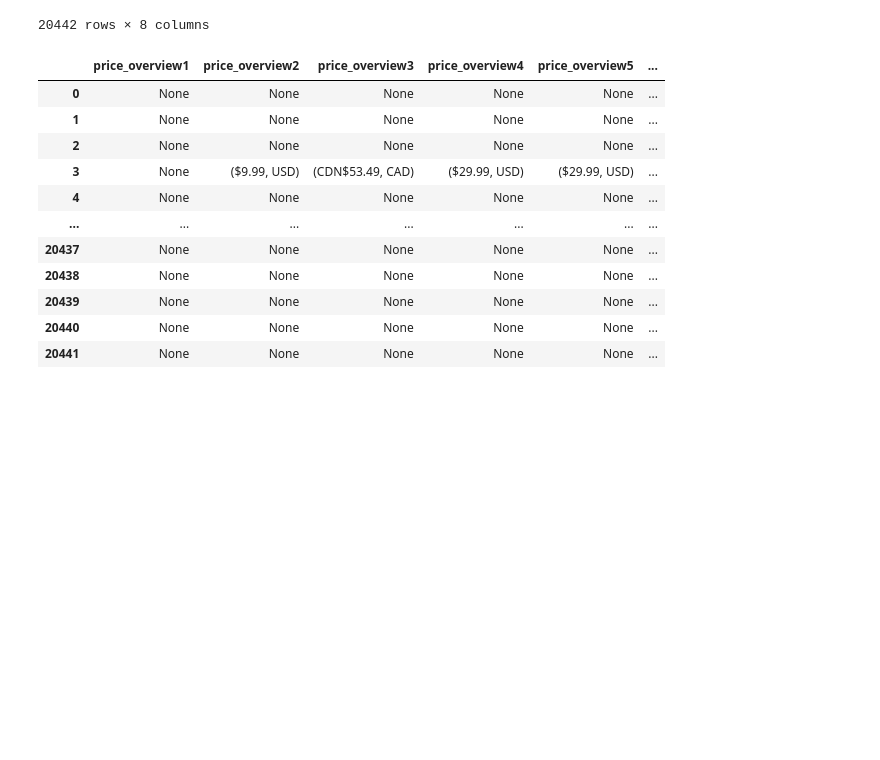
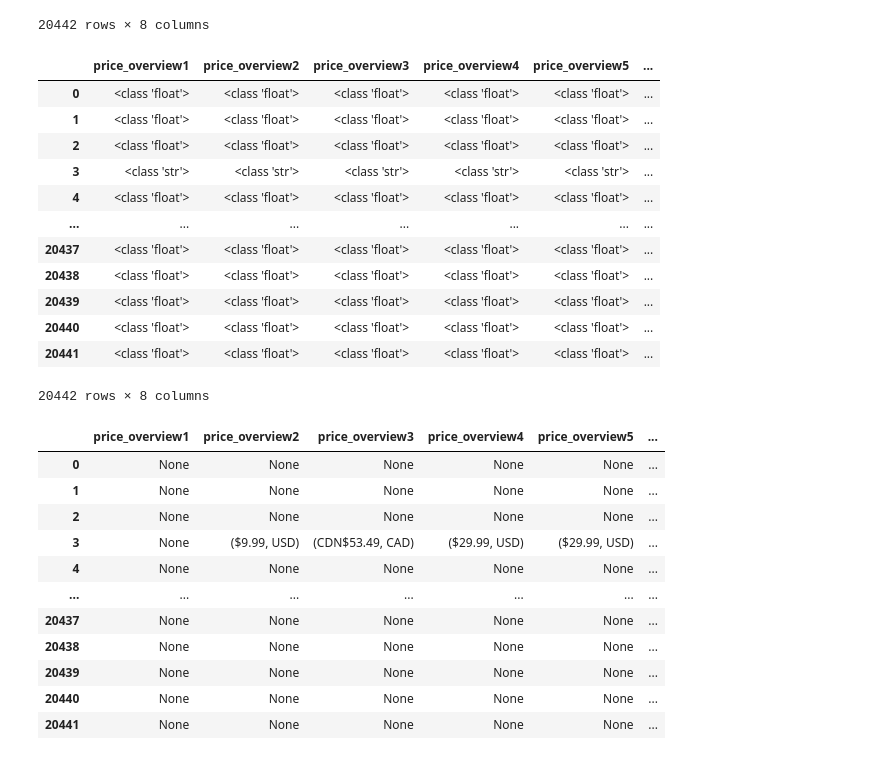
Before and after one commit to ZeyuLiu1996/Steam-Macro-Market-Analysis, a Jupyter notebook: src/3. data_cleaning/cleaning_process.ipynb, the cells around one changed output. Drawn from its saved outputs; the diff is of its cells as text; code cells hidden in the pictures; blank space fills up the shorter version.

```diff
--- a/src/3. data_cleaning/cleaning_process.ipynb
+++ b/src/3. data_cleaning/cleaning_process.ipynb
@@ -46,6 +47,22 @@ raw_df[price_columns]
 | 20440 | NaN | NaN | NaN | NaN | NaN | ... |
 | 20441 | NaN | NaN | NaN | NaN | NaN | ... |
 20442 rows × 8 columns
+# %%
+raw_df[price_columns].applymap(type)
+# %% [output]
+|  | price_overview1 | price_overview2 | price_overview3 | price_overview4 | price_overview5 | ... |
+| 0 | <class 'float'> | <class 'float'> | <class 'float'> | <class 'float'> | <class 'float'> | ... |
+| 1 | <class 'float'> | <class 'float'> | <class 'float'> | <class 'float'> | <class 'float'> | ... |
+| 2 | <class 'float'> | <class 'float'> | <class 'float'> | <class 'float'> | <class 'float'> | ... |
+| 3 | <class 'str'> | <class 'str'> | <class 'str'> | <class 'str'> | <class 'str'> | ... |
+| 4 | <class 'float'> | <class 'float'> | <class 'float'> | <class 'float'> | <class 'float'> | ... |
+| ... | ... | ... | ... | ... | ... | ... |
+| 20437 | <class 'float'> | <class 'float'> | <class 'float'> | <class 'float'> | <class 'float'> | ... |
+| 20438 | <class 'float'> | <class 'float'> | <class 'float'> | <class 'float'> | <class 'float'> | ... |
+| 20439 | <class 'float'> | <class 'float'> | <class 'float'> | <class 'float'> | <class 'float'> | ... |
+| 20440 | <class 'float'> | <class 'float'> | <class 'float'> | <class 'float'> | <class 'float'> | ... |
+| 20441 | <class 'float'> | <class 'float'> | <class 'float'> | <class 'float'> | <class 'float'> | ... |
+20442 rows × 8 columns
 # %%
 def get_price(cell):
     # 检查是否是字符串类型
```
Also changed, not shown: parts of 2 cells of this notebook, 7 other files.
